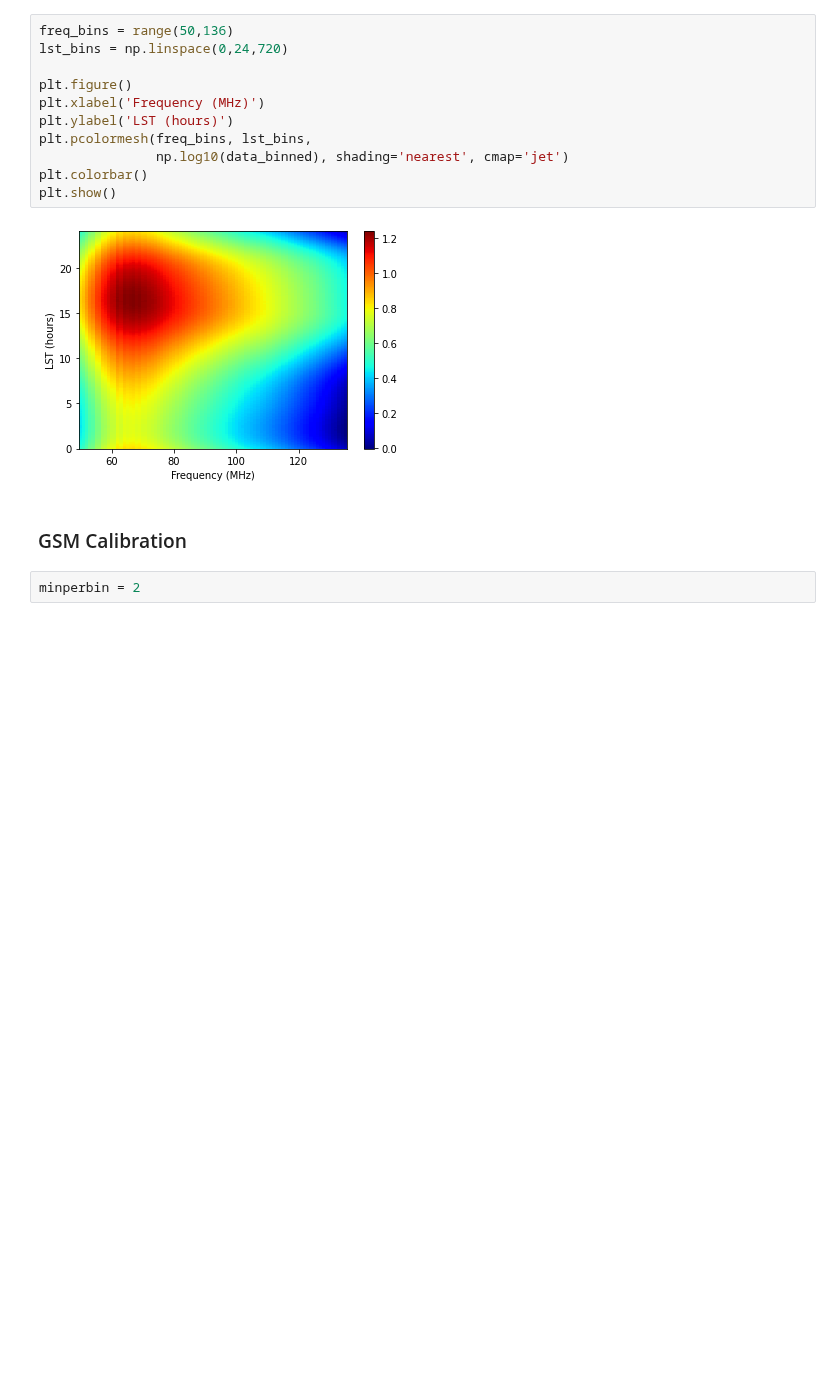
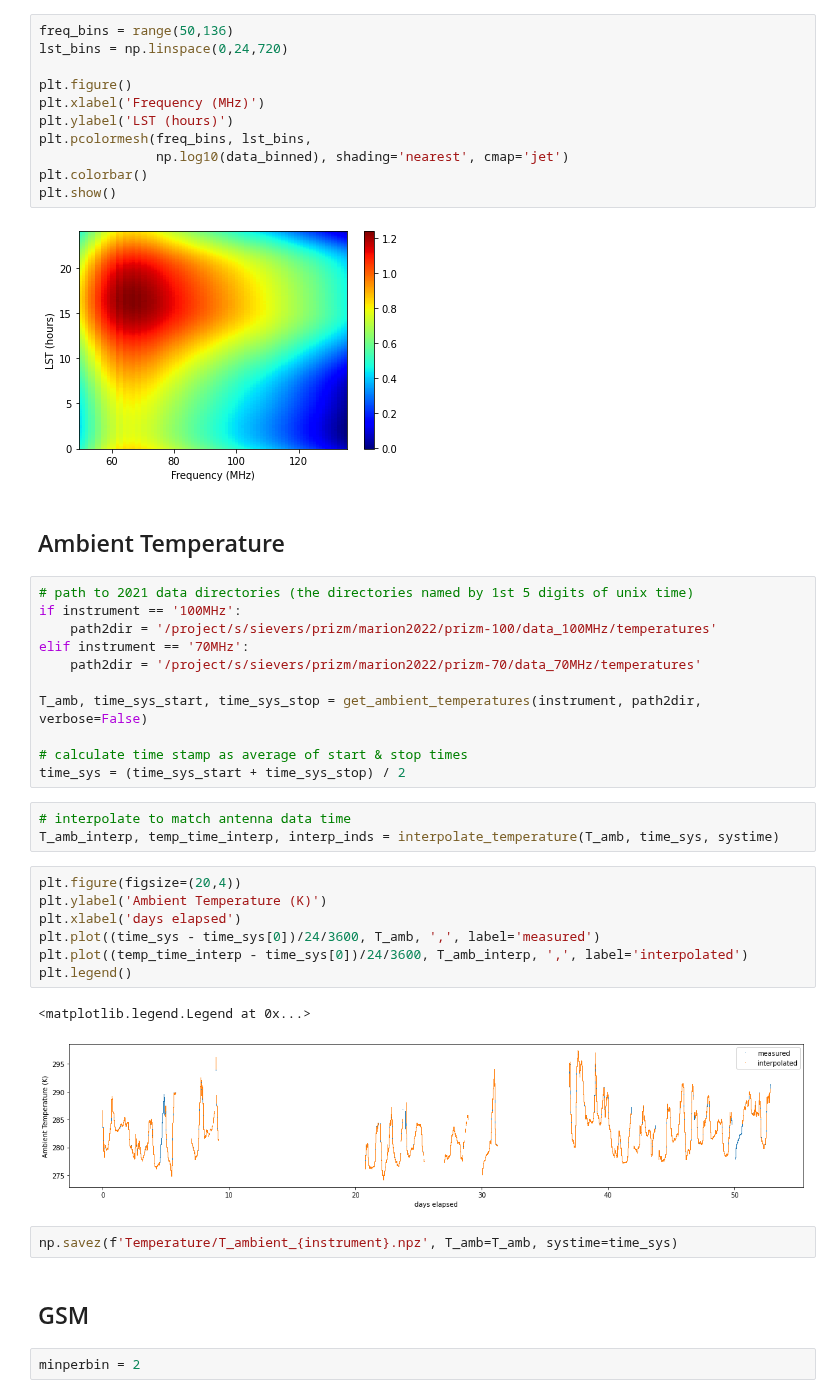
Before and after one commit to PRIZM-Experiment/prizm-calibration, a Jupyter notebook: Analysis_Pipeline.ipynb, the cells around one changed output. Drawn from its saved outputs; the diff is of its cells as text; blank space fills up the shorter version.

Commit message:
get and interpolate ambient temperature

```diff
--- a/Analysis_Pipeline.ipynb
+++ b/Analysis_Pipeline.ipynb
@@ -170,8 +162,36 @@ plt.colorbar()
 plt.show()
 # %% [output]
 [figure]
+# %% [markdown]
+## Ambient Temperature
+# %%
+# path to 2021 data directories (the directories named by 1st 5 digits of unix time)
+if instrument == '100MHz':
+    path2dir = '/project/s/sievers/prizm/marion2022/prizm-100/data_100MHz/temperatures'
+elif instrument == '70MHz':
+    path2dir = '/project/s/sievers/prizm/marion2022/prizm-70/data_70MHz/temperatures'
+
+T_amb, time_sys_start, time_sys_stop = get_ambient_temperatures(instrument, path2dir, verbose=False)
+
+# calculate time stamp as average of start & stop times
+time_sys = (time_sys_start + time_sys_stop) / 2
+# %%
+# interpolate to match antenna data time
+T_amb_interp, temp_time_interp, interp_inds = interpolate_temperature(T_amb, time_sys, systime)
+# %%
+plt.figure(figsize=(20,4))
+plt.ylabel('Ambient Temperature (K)')
+plt.xlabel('days elapsed')
+plt.plot((time_sys - time_sys[0])/24/3600, T_amb, ',', label='measured')
+plt.plot((temp_time_interp - time_sys[0])/24/3600, T_amb_interp, ',', label='interpolated')
+plt.legend()
+# %% [output]
+<matplotlib.legend.Legend at 0x...>
+[figure, added]
+# %%
+np.savez(f'Temperature/T_ambient_{instrument}.npz', T_amb=T_amb, systime=time_sys)
 # %% [markdown]
-### GSM Calibration
+## GSM
 # %%
 minperbin = 2
 # %% [markdown]
```
Also changed, not shown: parts of 10 cells of this notebook, 2 other files.
